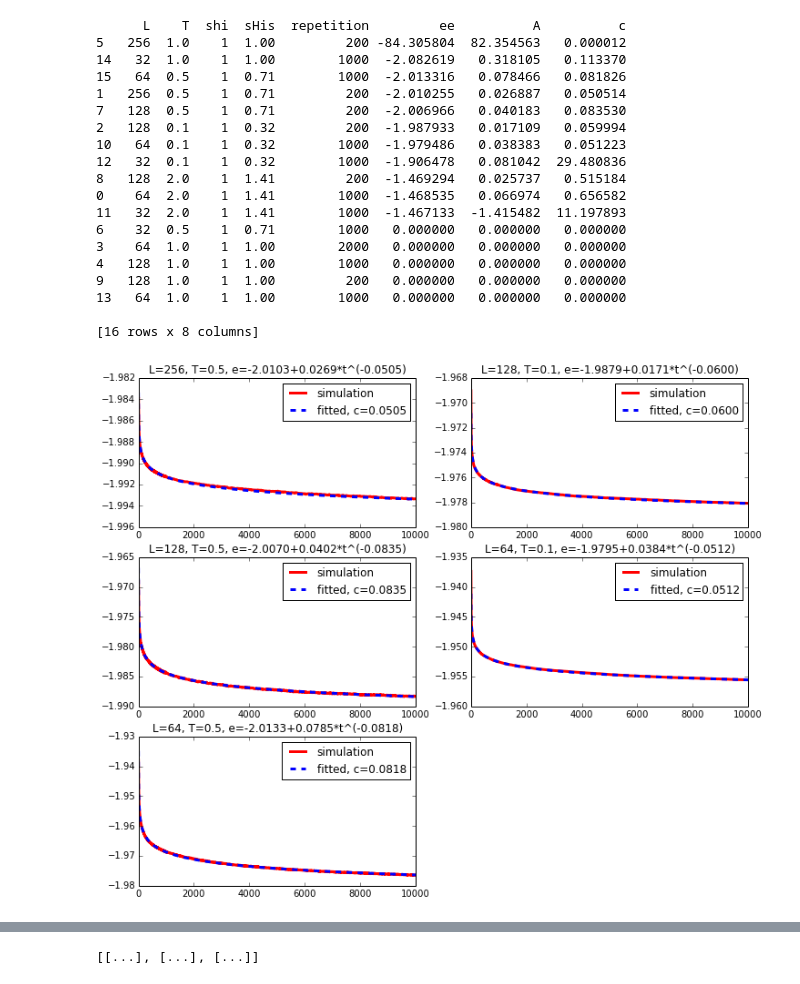
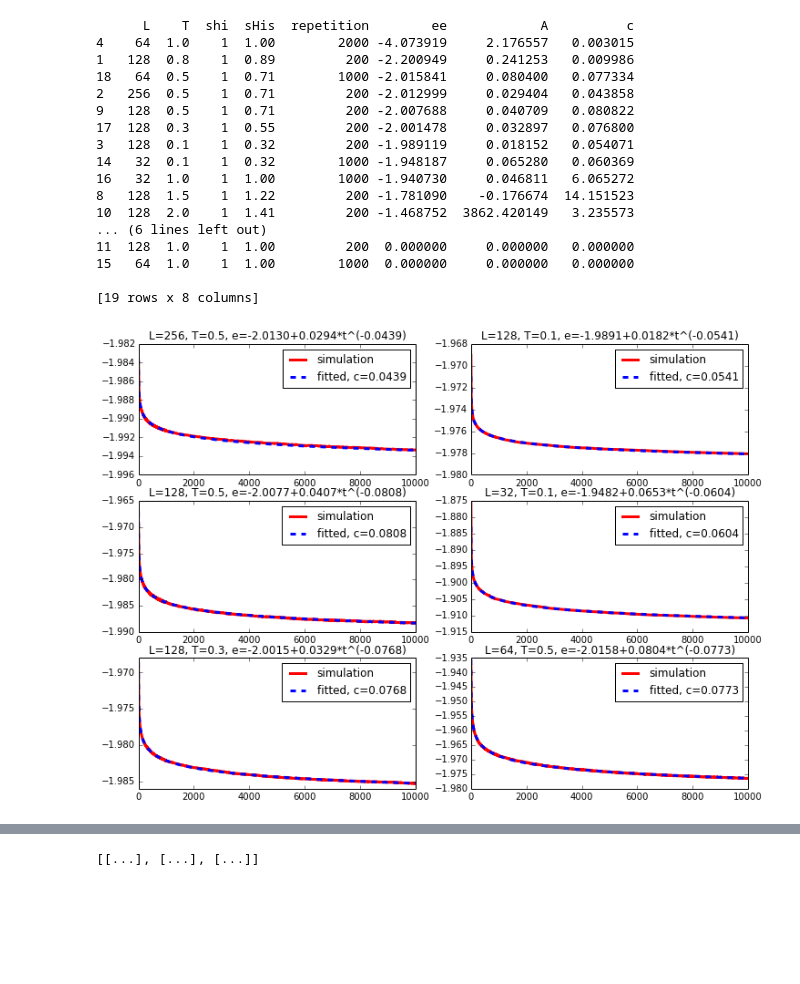
Before and after one commit to seanxiangcheng/RFIM_Simulation, a Jupyter notebook: figs_code/Exponent_finding.ipynb, the cells around one changed output, grey strips where cells are left out. Drawn from its saved outputs; the diff is of its cells as text; code cells hidden in the pictures; blank space fills up the shorter version.

Commit message:
exponents plots

```diff
--- a/figs_code/Exponent_finding.ipynb
+++ b/figs_code/Exponent_finding.ipynb
@@ -69,12 +69,14 @@ def get_param_file(fname):
     return [L, T, shi, sHi, reps]
 
 def get_exp(x, y):
-    x = np.array(x)[10:]
-    y = np.array(y)[10:]
+    ind = np.argmax(y)
+    offset = 20 + ind
+    x = np.array(x)[offset:]
+    y = np.array(y)[offset:]
     def func(x,  ee, A, c):
         return ee + A * (x**(-c))
     try:
-        popt, pcov = curve_fit(func, x, y, p0=(-1.9899, 0.001, 0.001), maxfev=3000)
+        popt, pcov = curve_fit(func, x, y, p0=(-1.9899, 0.01, 0.09), maxfev=5000)
     except RuntimeError:
         return [0, 0, 0]
     return popt
@@ -93,0 +90,13 @@ plt.xlim(0,1000)
+# %%
+fn = get_med_fn(128, 0.8, 200)
+fn = '../data/'+fn
+med = pd.read_csv(fn, skiprows=1)
+x=med['mc_step']
+y=med['energy']
+print np.max(y)
+print np.argmax(y)
+print y[np.argmax(y)]
+area = [20,400]
+plt.plot(x,y)
+plt.xlim(area)
+get_exp(x[area[0]:area[1]], y[area[0]:area[1]])
@@ -103,55 +118,53 @@ ees = []
 As = []
 cs = []
 pltnum=0
-plt.figure(figsize=(12,10))
+plt.figure(figsize=(12,18))
 for fname in med_files:
     fname = path+fname
     #print fname
     med = pd.read_csv(fname, skiprows=1)
     [L, T, shi, sHi, rep] = get_param_file(fname)
     [ee, A, c]=get_exp(med['mc_step'], med['energy'])
     Ls += [L]
     Ts += [T]
     shis += [shi]
     sHis += [sHi]
     reps += [rep]
     ees += [ee]
     As += [A]
     cs += [c]
     if(abs(ee+2.0)<0.1 and abs(A-0.1)<0.1 and abs(c-0.1)<0.1):
         pltnum += 1
-        plt.subplot(3,2,pltnum)
+        plt.subplot(6,2,pltnum)
         plt.plot(med['mc_step'], med['energy'],'r-', linewidth=3, label='simulation')
         x = np.arange(1,10000)
         y = ee + A*x**(-c)
         plt.plot(x,y, 'b--', linewidth=3, label='fitted, c=%.4f' % c)
         plt.title("L=%.0f, T=%.1f, e=%.4f+%.4f*t^(-%.4f)" % (L, T, ee, A, c))
         plt.xlim([1,10000])
         plt.legend(loc="top right")
 results = pd.DataFrame({"L":Ls, "T":Ts, "shi":shis, "sHis":sHis, "repetition":reps, "ee":ees, "A":As, "c":cs})
 cols = ["L", "T", "shi", "sHis", "repetition", "ee", "A", "c"]
 results = results[cols]
 results = results.sort(['ee', 'T'], ascending=[1, 1])
 print results
-plt.savefig("Energy relaxation fitting.pdf")
+#plt.savefig("Energy relaxation fitting.pdf")
 # %% [output]
-      L    T  shi  sHis  repetition         ee          A          c
-5   256  1.0    1  1.00         200 -84.305804  82.354563   0.000012
-14   32  1.0    1  1.00        1000  -2.082619   0.318105   0.113370
-15   64  0.5    1  0.71        1000  -2.013316   0.078466   0.081826
-1   256  0.5    1  0.71         200  -2.010255   0.026887   0.050514
-7   128  0.5    1  0.71         200  -2.006966   0.040183   0.083530
-2   128  0.1    1  0.32         200  -1.987933   0.017109   0.059994
-10   64  0.1    1  0.32        1000  -1.979486   0.038383   0.051223
-12   32  0.1    1  0.32        1000  -1.906478   0.081042  29.480836
-8   128  2.0    1  1.41         200  -1.469294   0.025737   0.515184
-0    64  2.0    1  1.41        1000  -1.468535   0.066974   0.656582
-11   32  2.0    1  1.41        1000  -1.467133  -1.415482  11.197893
-6    32  0.5    1  0.71        1000   0.000000   0.000000   0.000000
-3    64  1.0    1  1.00        2000   0.000000   0.000000   0.000000
-4   128  1.0    1  1.00        1000   0.000000   0.000000   0.000000
-9   128  1.0    1  1.00         200   0.000000   0.000000   0.000000
-13   64  1.0    1  1.00        1000   0.000000   0.000000   0.000000
+      L    T  shi  sHis  repetition        ee            A          c
+4    64  1.0    1  1.00        2000 -4.073919     2.176557   0.003015
+1   128  0.8    1  0.89         200 -2.200949     0.241253   0.009986
+18   64  0.5    1  0.71        1000 -2.015841     0.080400   0.077334
+2   256  0.5    1  0.71         200 -2.012999     0.029404   0.043858
+9   128  0.5    1  0.71         200 -2.007688     0.040709   0.080822
+17  128  0.3    1  0.55         200 -2.001478     0.032897   0.076800
+3   128  0.1    1  0.32         200 -1.989119     0.018152   0.054071
+14   32  0.1    1  0.32        1000 -1.948187     0.065280   0.060369
+16   32  1.0    1  1.00        1000 -1.940730     0.046811   6.065272
+8   128  1.5    1  1.22         200 -1.781090    -0.176674  14.151523
+10  128  2.0    1  1.41         200 -1.468752  3862.420149   3.235573
+... (6 lines left out)
+11  128  1.0    1  1.00         200  0.000000     0.000000   0.000000
+15   64  1.0    1  1.00        1000  0.000000     0.000000   0.000000
 
-[16 rows x 8 columns]
+[19 rows x 8 columns]
-[figure, old version]
+[figure, new version]
```
Also changed, not shown: parts of 4 cells of this notebook, 19 other files.
